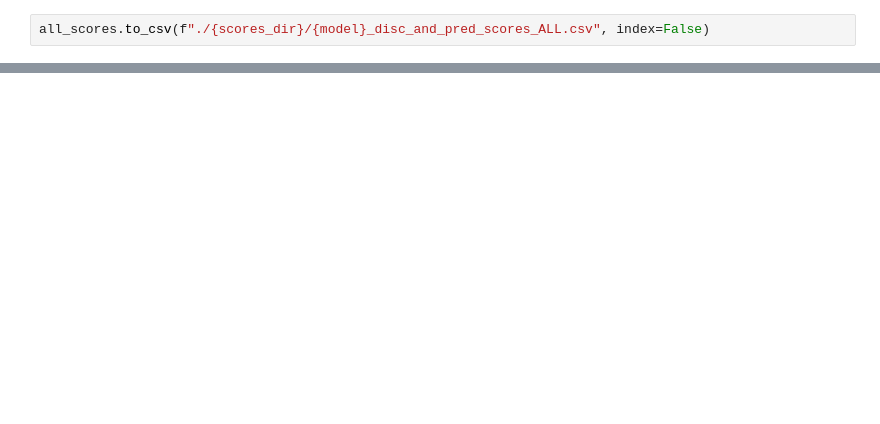
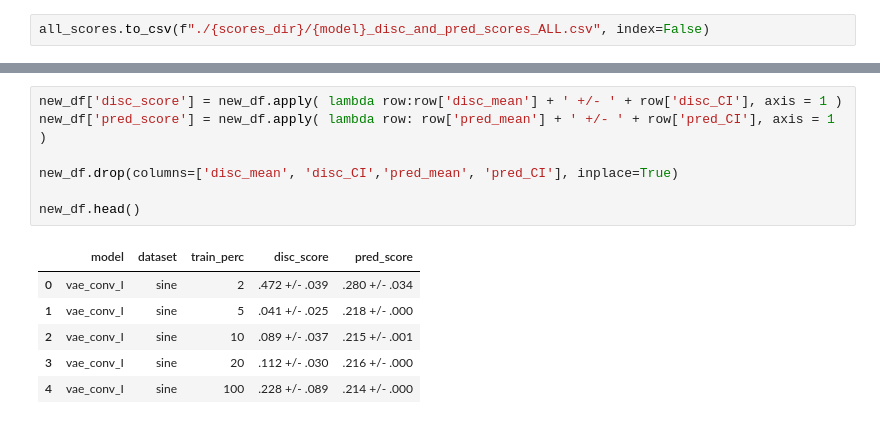
Before and after one commit to abudesai/syntheticdatagen, a Jupyter notebook: TimeGAN/abu_testing.ipynb, the cells around one changed output, grey strips where cells are left out. Drawn from its saved outputs; the diff is of its cells as text; blank space fills up the shorter version.

```diff
--- a/TimeGAN/abu_testing.ipynb
+++ b/TimeGAN/abu_testing.ipynb
@@ -170,0 +261,14 @@ all_scores.to_csv(f"./{scores_dir}/{model}_disc_and_pred_scores_ALL.csv", index=
+# %%
+new_df['disc_score'] = new_df.apply( lambda row:row['disc_mean'] + ' +/- ' + row['disc_CI'], axis = 1 )
+new_df['pred_score'] = new_df.apply( lambda row: row['pred_mean'] + ' +/- ' + row['pred_CI'], axis = 1 )
+
+new_df.drop(columns=['disc_mean', 'disc_CI','pred_mean', 'pred_CI'], inplace=True)
+
+new_df.head()
+# %% [output]
+|  | model | dataset | train_perc | disc_score | pred_score |
+| 0 | vae_conv_I | sine | 2 | .472 +/- .039 | .280 +/- .034 |
+| 1 | vae_conv_I | sine | 5 | .041 +/- .025 | .218 +/- .000 |
+| 2 | vae_conv_I | sine | 10 | .089 +/- .037 | .215 +/- .001 |
+| 3 | vae_conv_I | sine | 20 | .112 +/- .030 | .216 +/- .000 |
+| 4 | vae_conv_I | sine | 100 | .228 +/- .089 | .214 +/- .000 |
```
Also changed, not shown: parts of 8 cells of this notebook.
